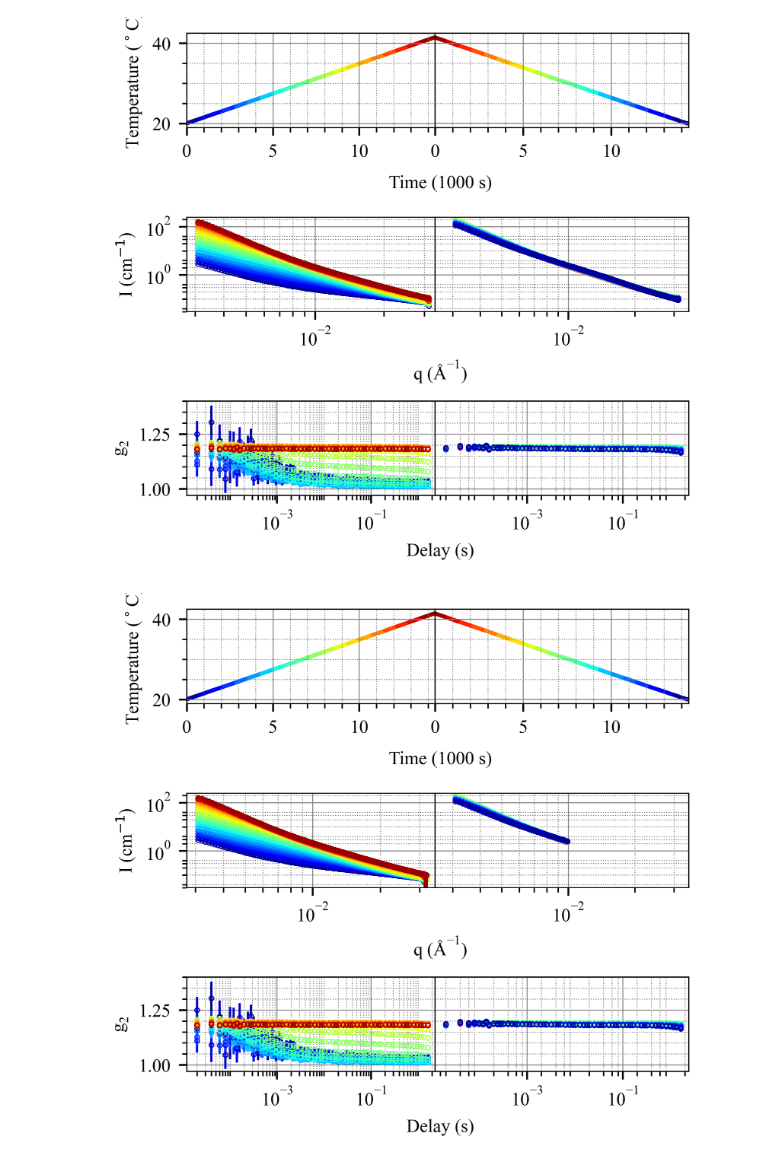
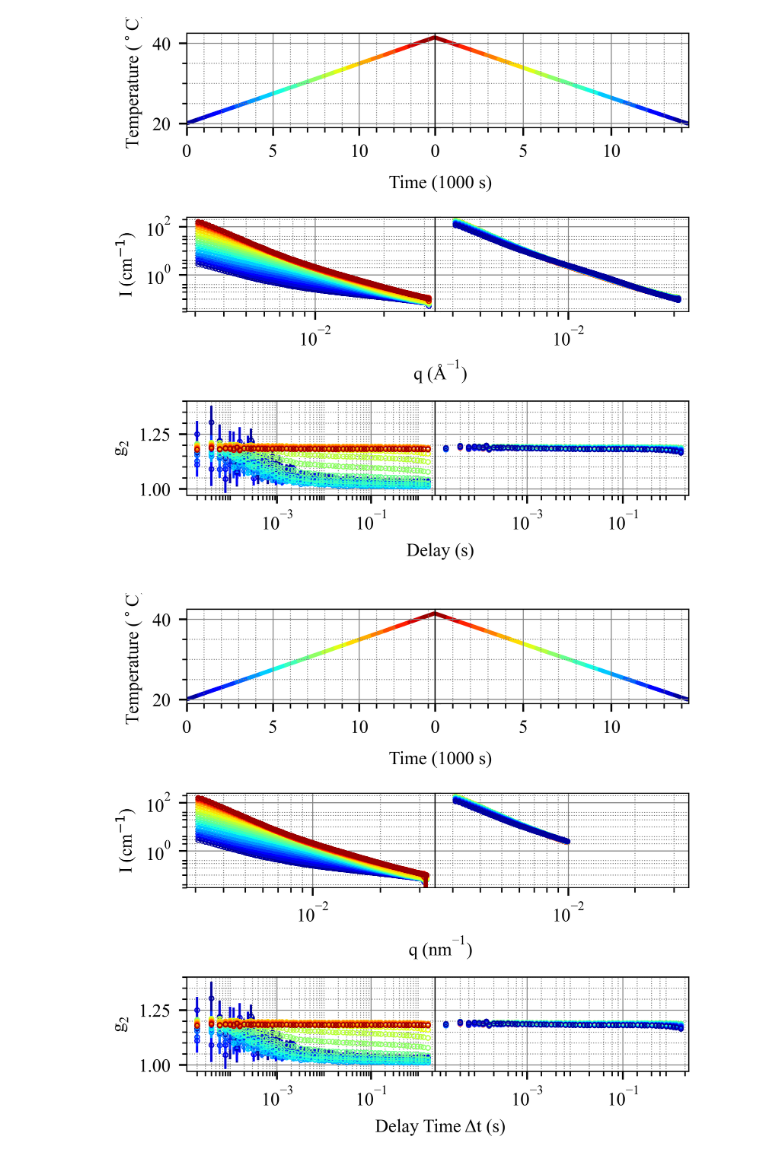
Before and after one commit to AZjk/llps-saxpcs, a Jupyter notebook: H04/H04_Plot.ipynb, the cells around one changed output. Drawn from its saved outputs; the diff is of its cells as text; code cells hidden in the pictures.

```diff
--- a/H04/H04_Plot.ipynb
+++ b/H04/H04_Plot.ipynb
@@ -441,8 +441,8 @@ def plot_one_column(ax, avg_data_list, second_column=False, g2_idx=0):
         plt.subplots_adjust(left=0.15)
 
         ax[0].set_xlabel('Time (1000 s)', fontname="Times New Roman")
-        ax[1].set_xlabel('q ($\mathdefault{\AA^{-1}}$)', fontname="Times New Roman")
-        ax[2].set_xlabel('Delay (s)', fontname="Times New Roman")
+        ax[1].set_xlabel('q (nm$\mathdefault{^{-1}}$)', fontname="Times New Roman")
+        ax[2].set_xlabel('Delay Time Δt (s)', fontname="Times New Roman")
         ax[0].xaxis.set_label_coords(1.0, -0.5)
         ax[1].xaxis.set_label_coords(1.0, -0.5)
         ax[2].xaxis.set_label_coords(1.0, -0.5)
@@ -487,31 +487,31 @@ def plot_one_column(ax, avg_data_list, second_column=False, g2_idx=0):
         ax[0].tick_params(axis='y', which='both', left=False, right=False, labelleft=False)
 
         ax[1].grid(which='major', linestyle='-', linewidth='0.4', color='gray')
         ax[1].minorticks_on()
         ax[1].grid(which='minor', linestyle=':', linewidth='0.4', color='gray')
         ax[1].yaxis.set_minor_locator(matplotlib.ticker.LogLocator(base=10, subs=np.arange(1, 5) * 1, numticks=4))
         ax[1].tick_params(axis='y', which='both', left=False, right=False, labelleft=False)
 
         ax[2].grid(which='major', linestyle='-', linewidth='0.4', color='gray')
         ax[2].minorticks_on()
         ax[2].grid(which='minor', linestyle=':', linewidth='0.4', color='gray')
         ax[2].tick_params(axis='y', which='both', left=False, right=False, labelleft=False)
         ax[2].set_xscale('log')
         ax[2].xaxis.set_minor_locator(ticker.LogLocator(base=10, subs=np.arange(1, 10), numticks=100))
         ax[2].xaxis.set_minor_locator(matplotlib.ticker.LogLocator(base=10, subs=np.arange(-5, 1, 0.2), numticks=10))
 
         ax[2].tick_params(axis='x', which='minor', labelbottom=False)
 
 plt.tight_layout(w_pad=-3.3, h_pad=4.0)
 
 plot_one_column(ax[:, 0], avg_ramp_up)
 plot_one_column(ax[:, 1], avg_ramp_down, second_column=True)
 for a in ax.flatten():
     a.spines['top'].set_linewidth(0.5)
     a.spines['right'].set_linewidth(0.5)
     a.spines['bottom'].set_linewidth(0.5)
     a.spines['left'].set_linewidth(0.5)
 
 plt.savefig('H04.pdf')
 # %% [output]
-[figure, old version]
+[figure, new version]
```
Also changed, not shown: parts of 1 cell of this notebook, 5 other files.
